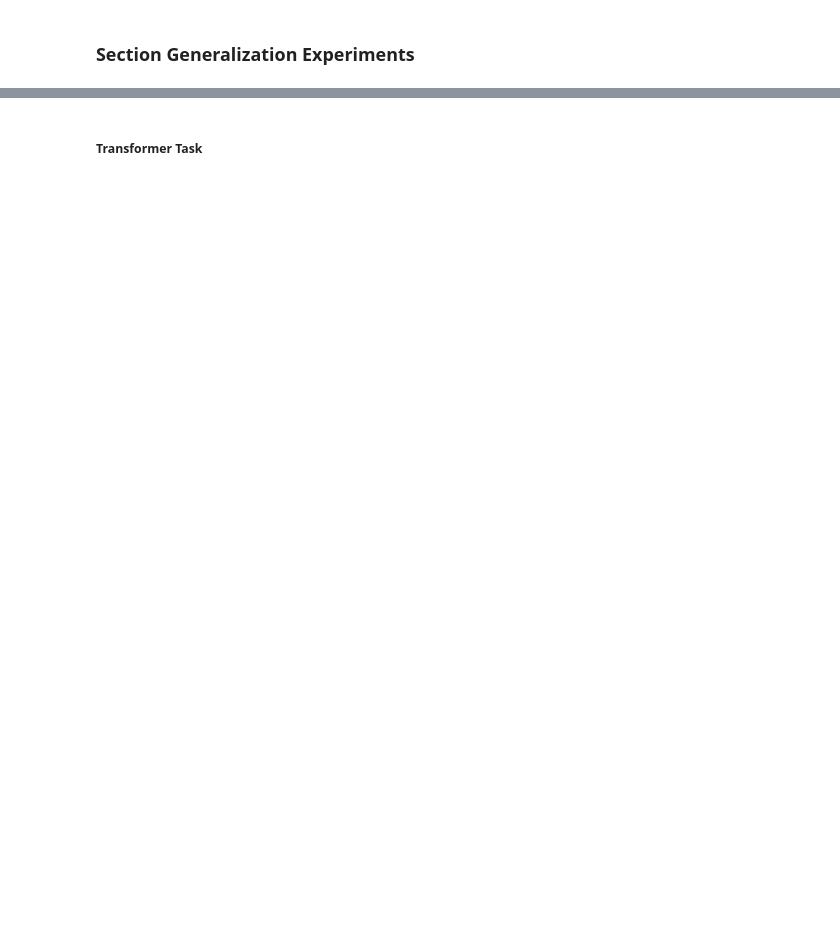
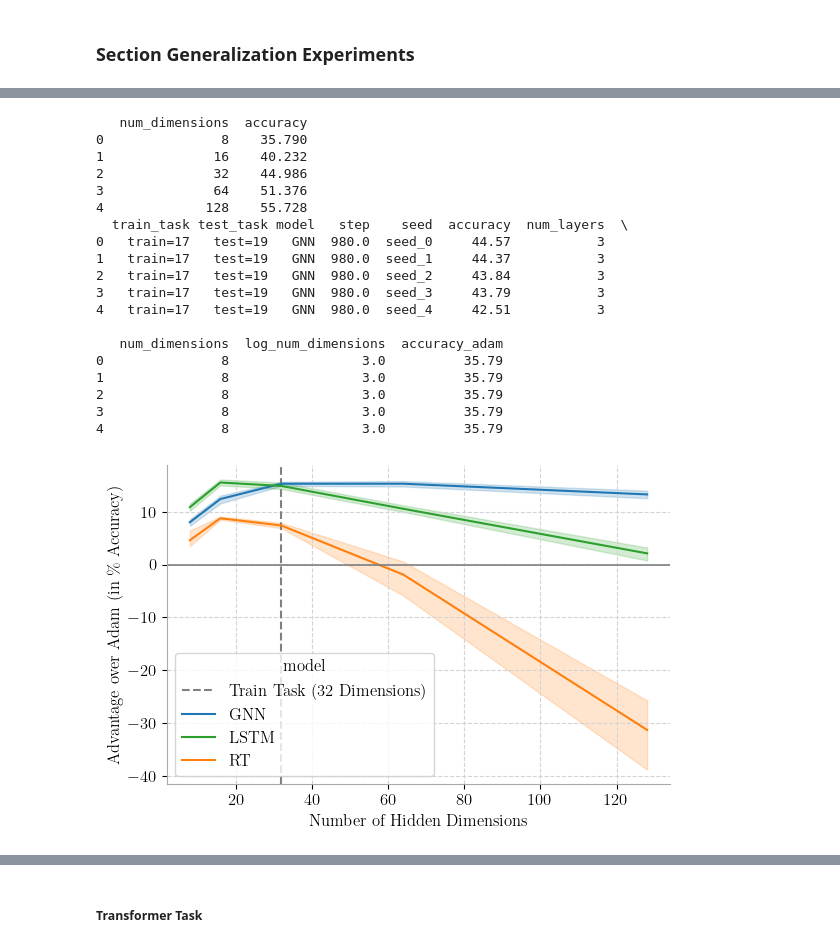
Before and after one commit to lsbicego/learning-gnns, a Jupyter notebook: analyse_plot_results.ipynb, the cells around one changed output, grey strips where cells are left out. Drawn from its saved outputs; the diff is of its cells as text; code cells hidden in the pictures; blank space fills up the shorter version.

```diff
--- a/analyse_plot_results.ipynb
+++ b/analyse_plot_results.ipynb
@@ -268,0 +472,51 @@ TODO: make some plots of model complexity (depth, width of layers) vs. final per
+# %%
+# average performance of ADAM for all number of layers
+avg_adam_per_dim = dimension_subset[dimension_subset["model"] == "ADAM"].groupby("num_dimensions")["accuracy"].mean().reset_index()
+print(avg_adam_per_dim)
+
+diff_data = dimension_subset.copy()
+
+included = ["LSTM", "GNN", "RT"]
+diff_data = diff_data[diff_data["model"].isin(included)]
+
+# subtract adam performance from model accuracy matching by dimensions
+diff_data = diff_data.merge(avg_adam_per_dim, on="num_dimensions", suffixes=("", "_adam"))
+print(diff_data.head())
+diff_data["performance_advantage"] = diff_data["accuracy"] - diff_data["accuracy_adam"]
+diff_data = diff_data[["num_dimensions", "model", "performance_advantage"]]
+
+
+
+plt.figure(figsize=(6, 4))
+plt.axvline(x=32, color='gray', linestyle='--', label='Train Task (32 Dimensions)')
+sns.lineplot(data=diff_data, x="num_dimensions", y="performance_advantage", hue="model", palette=colors,)
+plt.xlabel("Number of Hidden Dimensions")
+plt.ylabel("Advantage over Adam (in \% Accuracy)")
+
+plt.axhline(y=0, color='gray', linestyle='-', linewidth=1.2)  # Add a horizontal line at y=0
+# save it
+sns.despine()
+plt.tight_layout()
+plt.savefig(f"plots/diff_plot_hidden_dimensions.pdf", dpi=300, bbox_inches='tight')
+# plt.title(f"Training on Task {trained_on} and Testing on Task {tested_in}")
+# %% [output]
+   num_dimensions  accuracy
+0               8    35.790
+1              16    40.232
+2              32    44.986
+3              64    51.376
+4             128    55.728
+  train_task test_task model   step    seed  accuracy  num_layers  \
+0   train=17   test=19   GNN  980.0  seed_0     44.57           3
+1   train=17   test=19   GNN  980.0  seed_1     44.37           3
+2   train=17   test=19   GNN  980.0  seed_2     43.84           3
+3   train=17   test=19   GNN  980.0  seed_3     43.79           3
+4   train=17   test=19   GNN  980.0  seed_4     42.51           3
+
+   num_dimensions  log_num_dimensions  accuracy_adam
+0               8                 3.0          35.79
+1               8                 3.0          35.79
+2               8                 3.0          35.79
+3               8                 3.0          35.79
+4               8                 3.0          35.79
+[figure, added]
```
Also changed, not shown: parts of 26 cells of this notebook.
